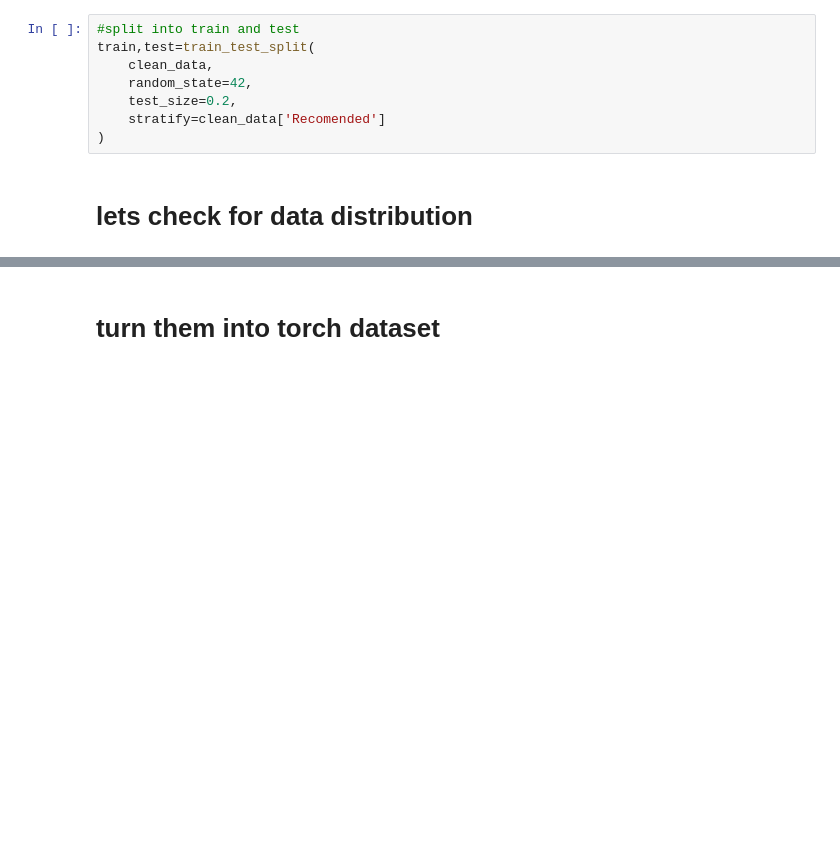
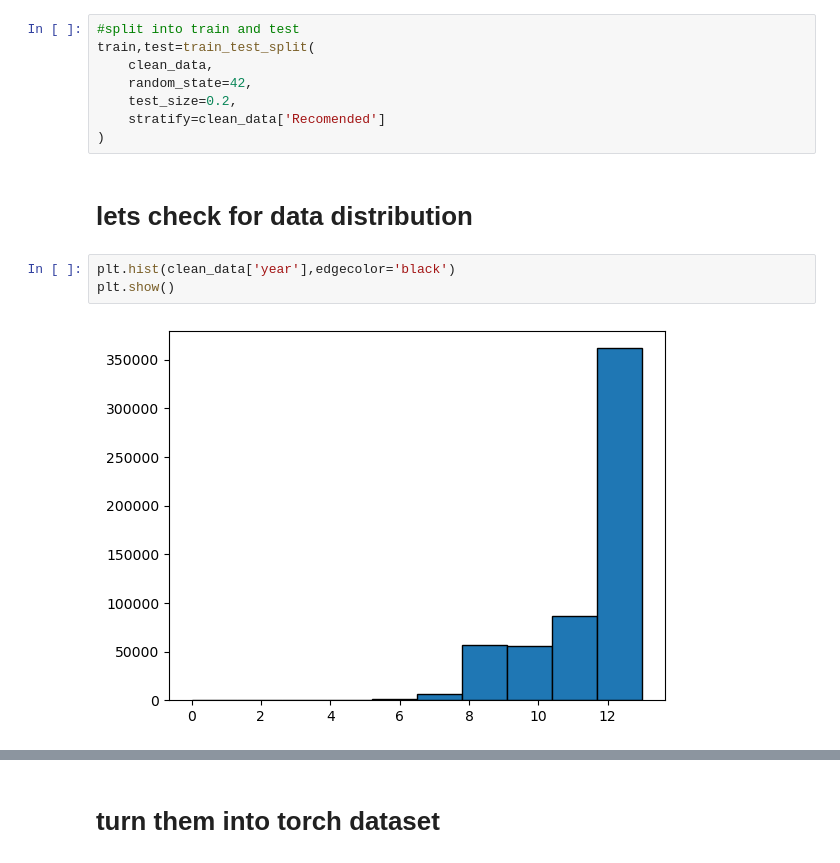
Before and after one commit to nebyu08/tiny_recommendation, a Jupyter notebook: jupyter_notes/good-amazon-ds.ipynb, the cells around one changed output, grey strips where cells are left out. Saved outputs shown, nothing was run; the diff lists cells and outputs as text; blank space fills up the shorter version.

```diff
--- a/jupyter_notes/good-amazon-ds.ipynb
+++ b/jupyter_notes/good-amazon-ds.ipynb
@@ -233,6 +291,11 @@ train,test=train_test_split(
 )
 # %% [markdown]
 # lets check for data distribution
+# %%
+plt.hist(clean_data['year'],edgecolor='black')
+plt.show()
+# %% [output]
+[figure, added]
 # %%
 plt.hist(clean_data['hour'],edgecolor='black')
 plt.show()
```
Also changed, not shown: parts of 50 cells of this notebook, 3 other files.
